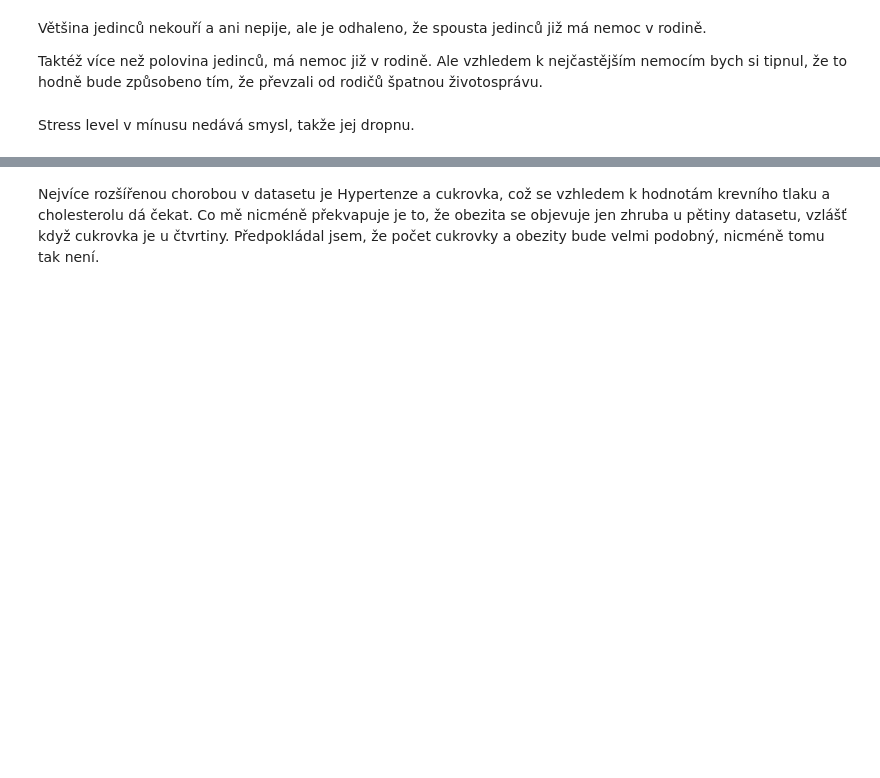
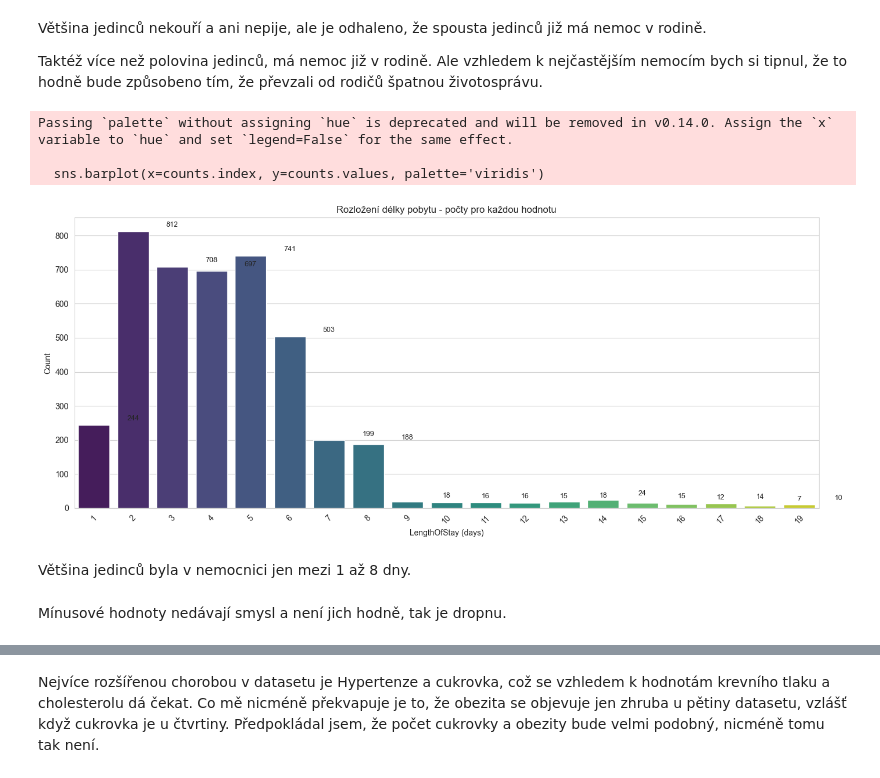
Before and after one commit to Ajraa/SU, a Jupyter notebook: project.ipynb, the cells around one changed output, grey strips where cells are left out. Drawn from its saved outputs; the diff is of its cells as text; code cells hidden in the pictures; blank space fills up the shorter version.

```diff
--- a/project.ipynb
+++ b/project.ipynb
@@ -190,0 +193,22 @@ df = df[df['Stress Level'] >= 0]
+# %%
+col = 'LengthOfStay'
+s = pd.to_numeric(df[col], errors='coerce').astype(int)  # předpoklad: žádné NaN, sloupec existuje
+counts = s.value_counts().sort_index()
+
+plt.figure(figsize=(14,6))
+sns.barplot(x=counts.index, y=counts.values, palette='viridis')
+plt.xlabel('LengthOfStay (days)')
+plt.ylabel('Count')
+plt.title('Rozložení délky pobytu - počty pro každou hodnotu')
+plt.xticks(rotation=45)
+for x, y in zip(counts.index, counts.values):
+    plt.text(x, y + max(counts.values) * 0.01, int(y), ha='center', va='bottom', fontsize=9)
+plt.tight_layout()
+plt.show()
+# %% [output]
+Passing `palette` without assigning `hue` is deprecated and will be removed in v0.14.0. Assign the `x` variable to `hue` and set `legend=False` for the same effect.
+
+  sns.barplot(x=counts.index, y=counts.values, palette='viridis')
+[figure, added]
+# %% [markdown]
+Většina jedinců byla v nemocnici jen mezi 1 až 8 dny.
@@ -191,5 +219,5 @@ df = df[df['Stress Level'] >= 0]
 # %% [markdown]
-Stress level v mínusu nedává smysl, takže jej dropnu.
+Mínusové hodnoty nedávají smysl a není jich hodně, tak je dropnu.
 # %%
 df.shape
 # %% [output]
```
Also changed, not shown: parts of 24 cells of this notebook.
